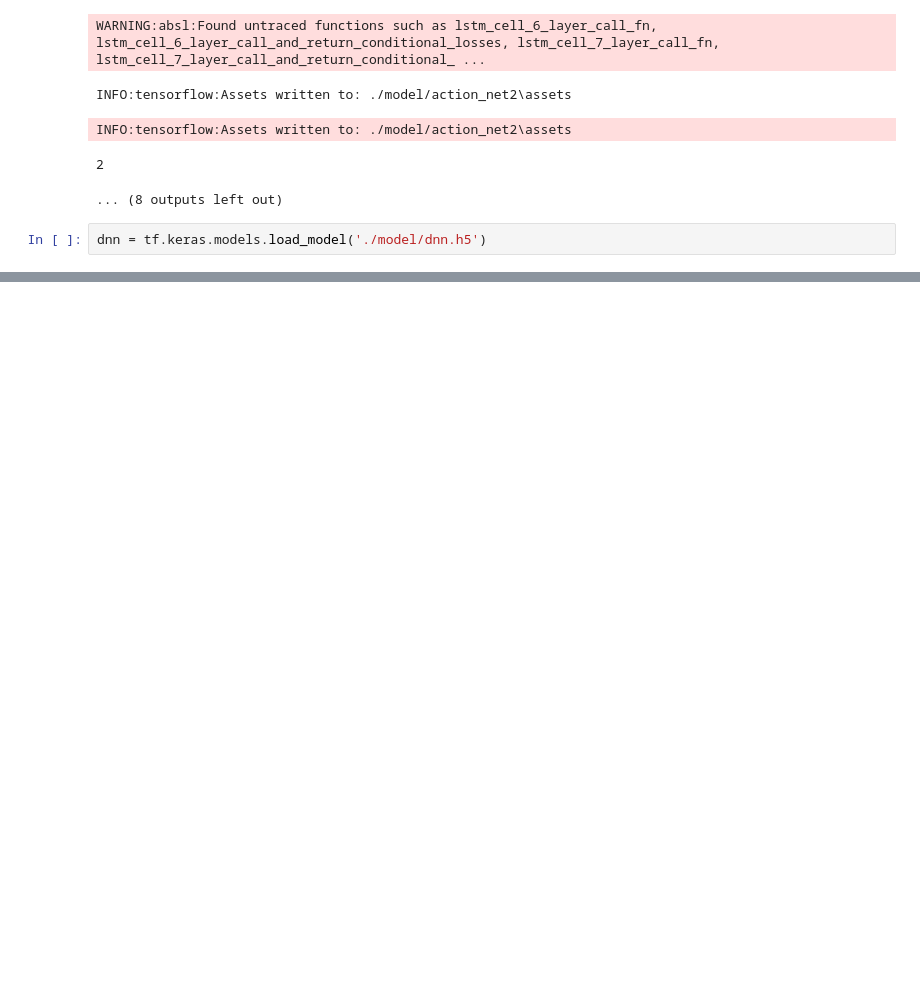
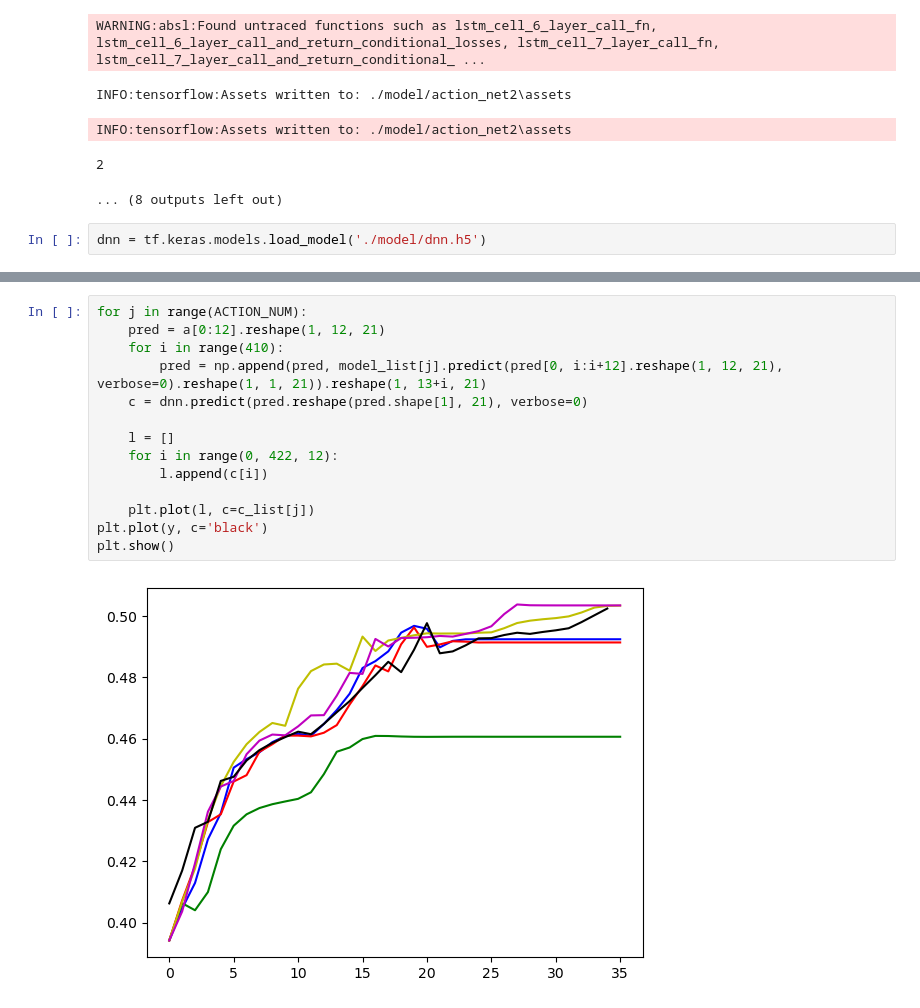
Before and after one commit to PYTHONLL-kang/activ, a Jupyter notebook: programs/action_lstm.ipynb, the cells around one changed output, grey strips where cells are left out. Cells and saved outputs as stored; diff of their text form; blank space fills up the shorter version.

Commit message:
make action lstm better

```diff
--- a/programs/action_lstm.ipynb
+++ b/programs/action_lstm.ipynb
@@ -153,0 +153,16 @@ plt.show()
+# %%
+for j in range(ACTION_NUM):
+    pred = a[0:12].reshape(1, 12, 21)
+    for i in range(410):
+        pred = np.append(pred, model_list[j].predict(pred[0, i:i+12].reshape(1, 12, 21), verbose=0).reshape(1, 1, 21)).reshape(1, 13+i, 21)
+    c = dnn.predict(pred.reshape(pred.shape[1], 21), verbose=0)
+
+    l = []
+    for i in range(0, 422, 12):
+        l.append(c[i])
+
+    plt.plot(l, c=c_list[j])
+plt.plot(y, c='black')
+plt.show()
+# %% [output]
+[figure, added]
```
Also changed, not shown: parts of 12 cells of this notebook, 1 other file.
